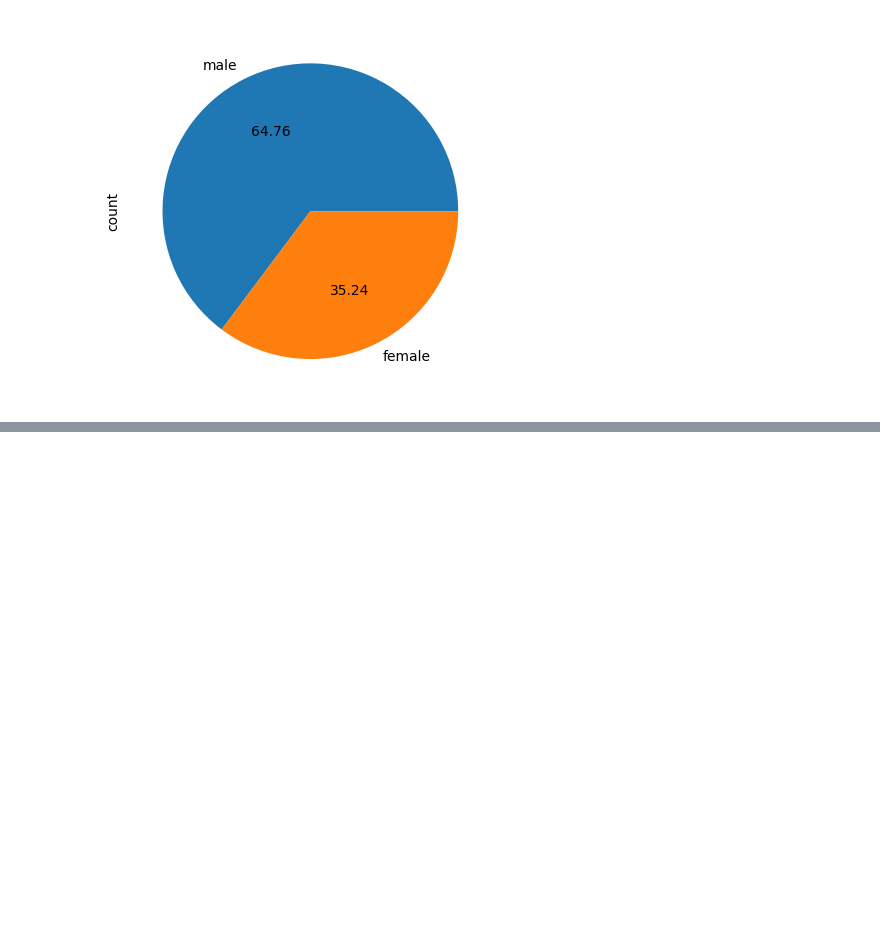
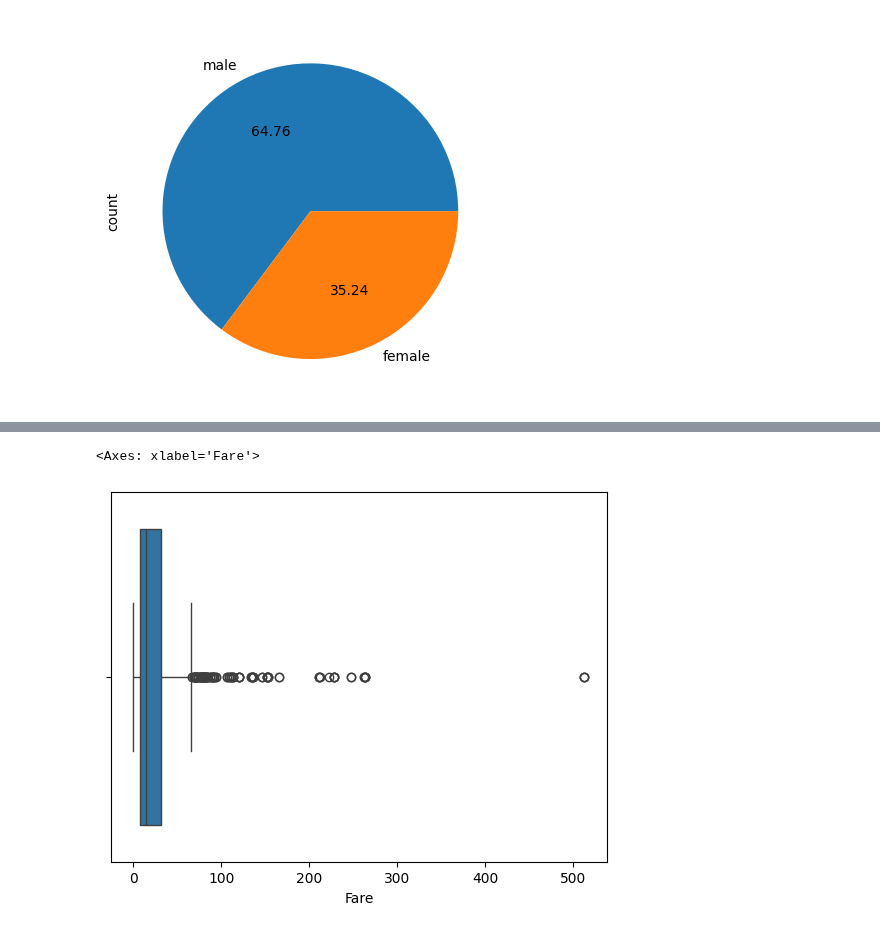
Before and after one commit to SakshiKhatiwada/Python, a Jupyter notebook: Machine-Learning/d3-titanic-eda.ipynb, the cells around one changed output, grey strips where cells are left out. Saved outputs shown, nothing was run; the diff lists cells and outputs as text; code cells hidden in the pictures; blank space fills up the shorter version.

```diff
--- a/Machine-Learning/d3-titanic-eda.ipynb
+++ b/Machine-Learning/d3-titanic-eda.ipynb
@@ -170,0 +200,5 @@ df['Sex'].value_counts().plot(kind='pie', autopct='%.2f')
+# %%
+sns.boxplot(x=df['Fare'])
+# %% [output]
+<Axes: xlabel='Fare'>
+[figure, added]
```
Also changed, not shown: parts of 10 cells of this notebook.
